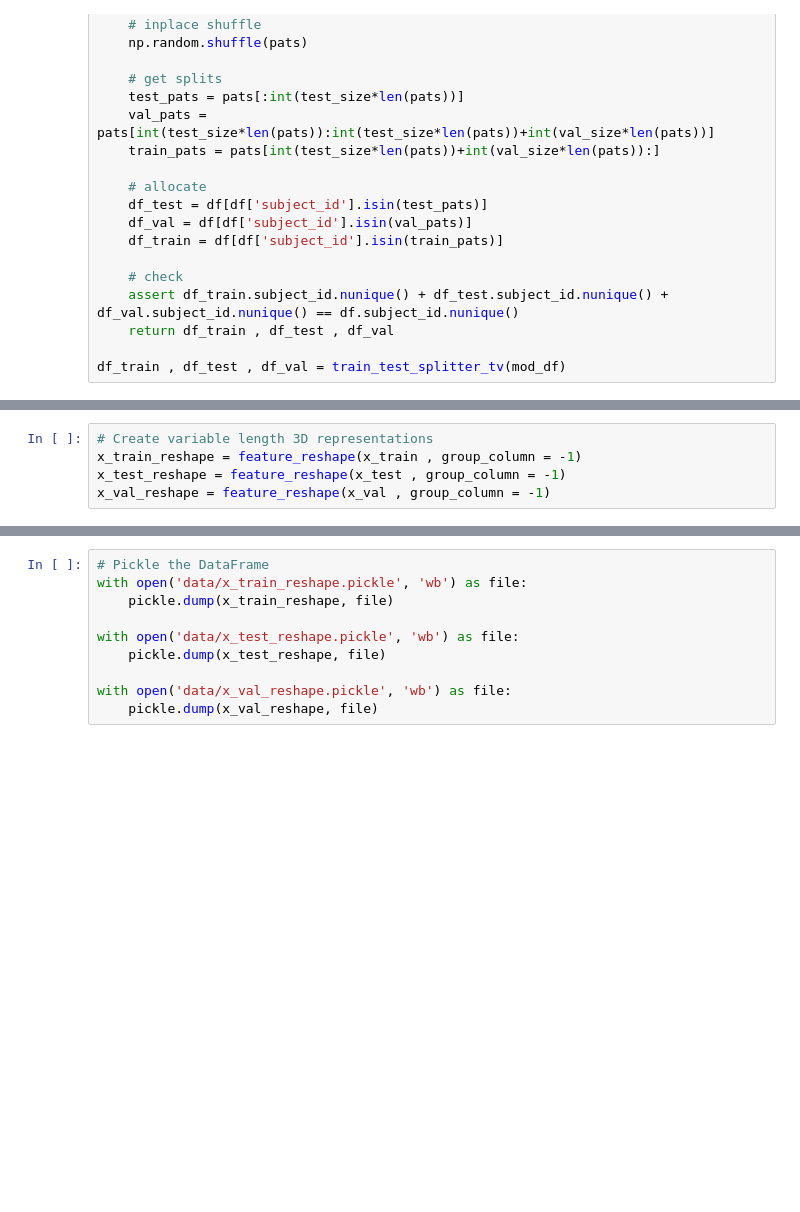
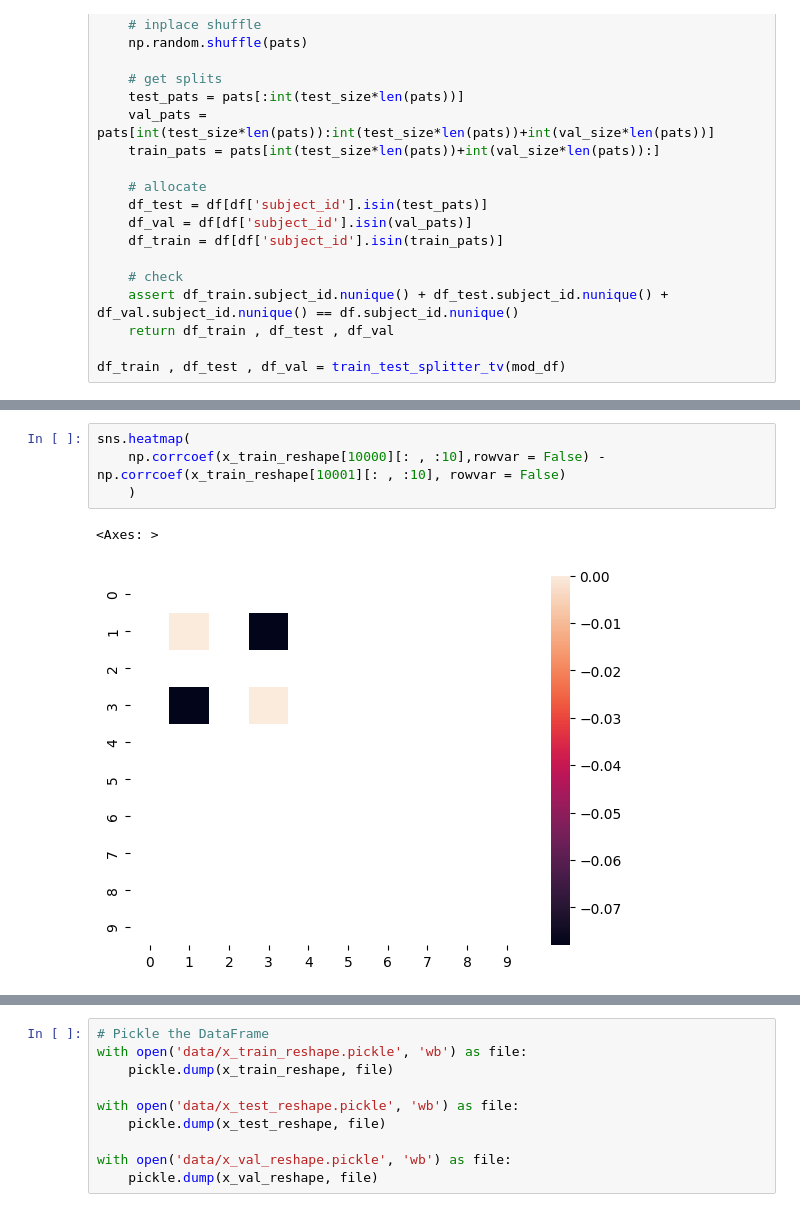
Before and after one commit to sourasen1011/UoE_Research_Project_2023, a Jupyter notebook: 05_preprocessing_emr_data/05_time_variant_format_std.ipynb, the cells around one changed output, grey strips where cells are left out. Cells and saved outputs as stored; diff of their text form; blank space fills up the shorter version.

```diff
--- a/05_preprocessing_emr_data/05_time_variant_format_std.ipynb
+++ b/05_preprocessing_emr_data/05_time_variant_format_std.ipynb
@@ -152,5 +162,0 @@ def feature_reshape(df, group_column = 0):
-# %%
-# Create variable length 3D representations
-x_train_reshape = feature_reshape(x_train , group_column = -1)
-x_test_reshape = feature_reshape(x_test , group_column = -1)
-x_val_reshape = feature_reshape(x_val , group_column = -1)
@@ -156,0 +200,7 @@ x_val_reshape = feature_reshape(x_val , group_column = -1)
+# %%
+sns.heatmap(
+    np.corrcoef(x_train_reshape[10000][: , :10],rowvar = False) - np.corrcoef(x_train_reshape[10001][: , :10], rowvar = False)
+    )
+# %% [output]
+<Axes: >
+[figure, added]
```
Also changed, not shown: parts of 16 cells of this notebook, 1 other file.
